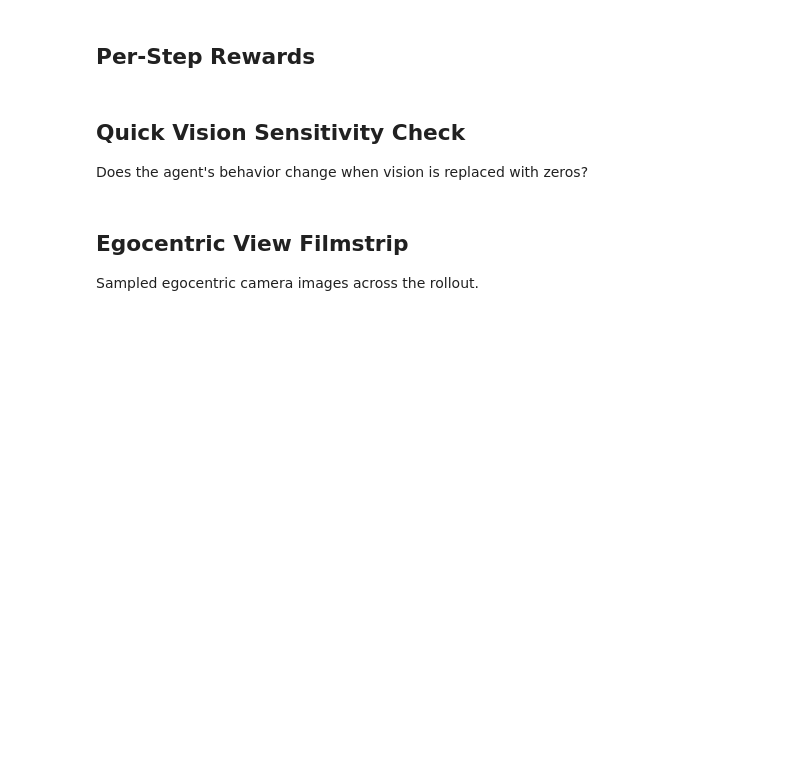
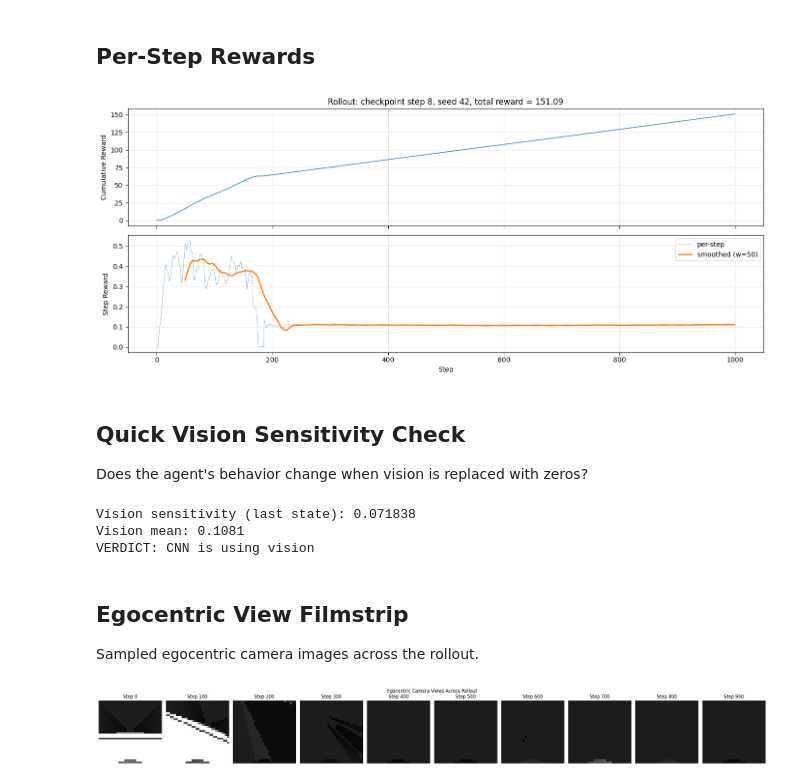
Before and after one commit to talmolab/vnl-playground, a Jupyter notebook: notebooks/checkpoint_rollout.ipynb, the cells around one changed output. Drawn from its saved outputs; the diff is of its cells as text; code cells hidden in the pictures; blank space fills up the shorter version.

```diff
--- a/notebooks/checkpoint_rollout.ipynb
+++ b/notebooks/checkpoint_rollout.ipynb
@@ -52,7 +56,7 @@ MIMIC_CHECKPOINT_DIR = Path(
 )
 
 # Override episode length (None = use config default)
-EPISODE_LENGTH = None  # e.g. 500
+EPISODE_LENGTH = 300  # e.g. 500
 
 # Random seed for the rollout
 SEED = 42
@@ -69,9 +73,7 @@ cfg = OmegaConf.create(cfg_dict)
 
 # Load frozen decoder
 mimic_ckpt_path = str(MIMIC_CHECKPOINT_DIR / cfg.transfer.mimic_run_id)
-mimic_cfg = OmegaConf.create(
-    checkpointing.load_config_from_checkpoint(mimic_ckpt_path)
-)
+mimic_cfg = OmegaConf.create(checkpointing.load_config_from_checkpoint(mimic_ckpt_path))
 decoder_policy_fn = ff_ppo_networks.make_decoder_policy_fn(mimic_ckpt_path)
 latent_size = mimic_cfg.network_config.intention_size
 
@@ -93,7 +95,9 @@ highlvl_obs_key = cfg.transfer.get("highlvl_obs_key", "imitation_target")
 decoder_obs_key = cfg.transfer.get("decoder_obs_key", "proprioception")
 
 _tmp = HighLevelWrapper(
-    raw_env, decoder_policy_fn, latent_size,
+    raw_env,
+    decoder_policy_fn,
+    latent_size,
     highlvl_obs_key=highlvl_obs_key,
     decoder_obs_key=decoder_obs_key,
     pass_vision=True,
@@ -129,9 +138,7 @@ if arch_name == "shared_vision_task_obs":
             decoder_hidden_layer_sizes=tuple(
                 cfg.network_config.decoder_hidden_layer_sizes
             ),
-            value_hidden_layer_sizes=tuple(
-                cfg.network_config.value_hidden_layer_sizes
-            ),
+            value_hidden_layer_sizes=tuple(cfg.network_config.value_hidden_layer_sizes),
             vision_channels=tuple(cfg.network_config.vision_channels),
             fusion_hidden_layer_sizes=tuple(
                 cfg.network_config.get("fusion_hidden_layer_sizes", [256])
@@ -145,12 +152,8 @@ elif arch_name == "vision_task_obs":
         vision_shape=vision_shape,
         vision_latent_size=cfg.network_config.vision_latent_size,
         vision_feature_size=cfg.network_config.get("vision_feature_size", 128),
-        decoder_hidden_layer_sizes=tuple(
-            cfg.network_config.decoder_hidden_layer_sizes
-        ),
-        value_hidden_layer_sizes=tuple(
-            cfg.network_config.value_hidden_layer_sizes
-        ),
+        decoder_hidden_layer_sizes=tuple(cfg.network_config.decoder_hidden_layer_sizes),
+        value_hidden_layer_sizes=tuple(cfg.network_config.value_hidden_layer_sizes),
         vision_channels=tuple(cfg.network_config.vision_channels),
         fusion_hidden_layer_sizes=tuple(
             cfg.network_config.get("fusion_hidden_layer_sizes", [256])
@@ -163,8 +166,10 @@ else:
 ckpt_mgr = ocp.CheckpointManager(
     str(CHECKPOINT_DIR),
     options=ocp.CheckpointManagerOptions(
-        save_interval_steps=1, max_to_keep=50,
-        step_prefix="PPONetwork", create=False,
+        save_interval_steps=1,
+        max_to_keep=50,
+        step_prefix="PPONetwork",
+        create=False,
     ),
 )
 latest_step = ckpt_mgr.latest_step()
@@ -181,9 +186,7 @@ abstract_policy = _replace_zero_sized_arrays(
 
 normalizer_params, policy_params = ckpt_mgr.restore(
     latest_step,
-    args=ocp.args.Composite(
-        policy=ocp.args.StandardRestore(abstract_policy)
-    ),
+    args=ocp.args.Composite(policy=ocp.args.StandardRestore(abstract_policy)),
 )["policy"]
 params_tuple = (normalizer_params, policy_params)
 
@@ -205,12 +211,15 @@ vision_renderer = JaxVisionRenderer(
 
 # HighLevelWrapper (no VisionRenderWrapper — we render manually)
 eval_env = HighLevelWrapper(
-    raw_env, decoder_policy_fn, latent_size,
+    raw_env,
+    decoder_policy_fn,
+    latent_size,
     highlvl_obs_key=highlvl_obs_key,
     decoder_obs_key=decoder_obs_key,
     pass_vision=True,
     pass_task_obs=True,
 )
+
 
 def eval_reset(rng):
     state = eval_env.reset(rng)
@@ -218,11 +227,13 @@ def eval_reset(rng):
     vision = vision_renderer.render(data_b)[0]
     return state.replace(obs={**state.obs, "vision": vision})
 
+
 def eval_step(state, action):
     state = eval_env.step(state, action)
     data_b = jax.tree.map(lambda x: x[None, ...], state.data)
     vision = vision_renderer.render(data_b)[0]
     return state.replace(obs={**state.obs, "vision": vision})
+
 
 make_logging_policy = ff_ppo_networks.make_logging_inference_fn(ppo_network)
 jit_inference_fn = jax.jit(make_logging_policy(deterministic=True))
@@ -341,32 +366,36 @@ display(Video(video_path, embed=True, width=640))
 # %%
 fig, axes = plt.subplots(2, 1, figsize=(14, 6), sharex=True)
 
 # Cumulative reward
 cumulative = np.cumsum(reward_list)
 axes[0].plot(cumulative, linewidth=1)
 axes[0].set_ylabel("Cumulative Reward")
 axes[0].set_title(
     f"Rollout: checkpoint step {latest_step}, seed {SEED}, "
     f"total reward = {total_reward:.2f}"
 )
 axes[0].grid(True, alpha=0.3)
 
 # Per-step reward
 axes[1].plot(reward_list, linewidth=0.5, alpha=0.7, label="per-step")
 window = min(50, len(reward_list) // 5)
 if window > 1:
     smoothed = np.convolve(reward_list, np.ones(window) / window, mode="valid")
     axes[1].plot(
         range(window - 1, len(reward_list)),
-        smoothed, linewidth=2, label=f"smoothed (w={window})",
+        smoothed,
+        linewidth=2,
+        label=f"smoothed (w={window})",
     )
 axes[1].set_xlabel("Step")
 axes[1].set_ylabel("Step Reward")
 axes[1].legend()
 axes[1].grid(True, alpha=0.3)
 
 plt.tight_layout()
 plt.show()
+# %% [output]
+[figure, added]
 # %% [markdown]
 ## Quick Vision Sensitivity Check
 
@@ -375,8 +404,7 @@ Does the agent's behavior change when vision is replaced with zeros?
 # Test on last rollout state (which has real rendered vision)
 obs_real_b = {k: jnp.array(np.array(v))[None, ...] for k, v in state.obs.items()}
 obs_blank_b = {
-    k: (jnp.zeros_like(v) if k == "vision" else v)
-    for k, v in obs_real_b.items()
+    k: (jnp.zeros_like(v) if k == "vision" else v) for k, v in obs_real_b.items()
 }
 
 _, srng = jax.random.split(jax.random.PRNGKey(0))
@@ -389,6 +417,10 @@ print(f"Vision mean: {float(obs_real_b['vision'].mean()):.4f}")
 print(
     f"VERDICT: {'CNN is using vision' if sensitivity > 0.01 else 'CNN is NOT using vision'}"
 )
+# %% [output]
+Vision sensitivity (last state): 0.071838
+Vision mean: 0.1081
+VERDICT: CNN is using vision
 # %% [markdown]
 ## Egocentric View Filmstrip
 
@@ -406,7 +438,9 @@ for i, idx in enumerate(show_indices):
     img = ego_frames[idx]
     axes[i].imshow(
         img[:, :, 0] if img.shape[-1] == 1 else img,
-        cmap="gray", vmin=0, vmax=1,
+        cmap="gray",
+        vmin=0,
+        vmax=1,
     )
     axes[i].set_title(f"Step {idx}")
     axes[i].axis("off")
@@ -414,3 +448,5 @@ for i, idx in enumerate(show_indices):
 plt.suptitle("Egocentric Camera Views Across Rollout")
 plt.tight_layout()
 plt.show()
+# %% [output]
+[figure, added]
```
Also changed, not shown: parts of 7 cells of this notebook, 15 other files.
